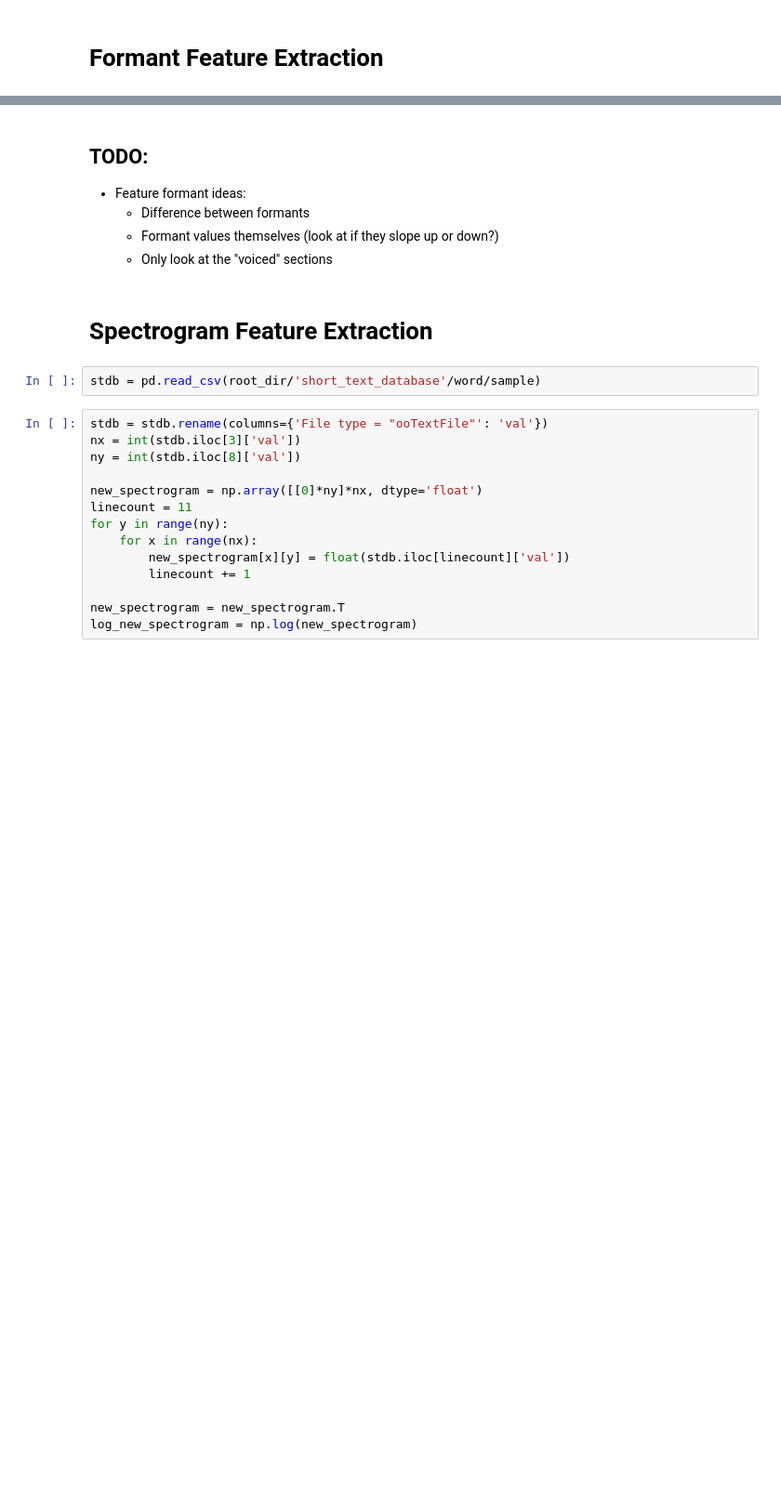
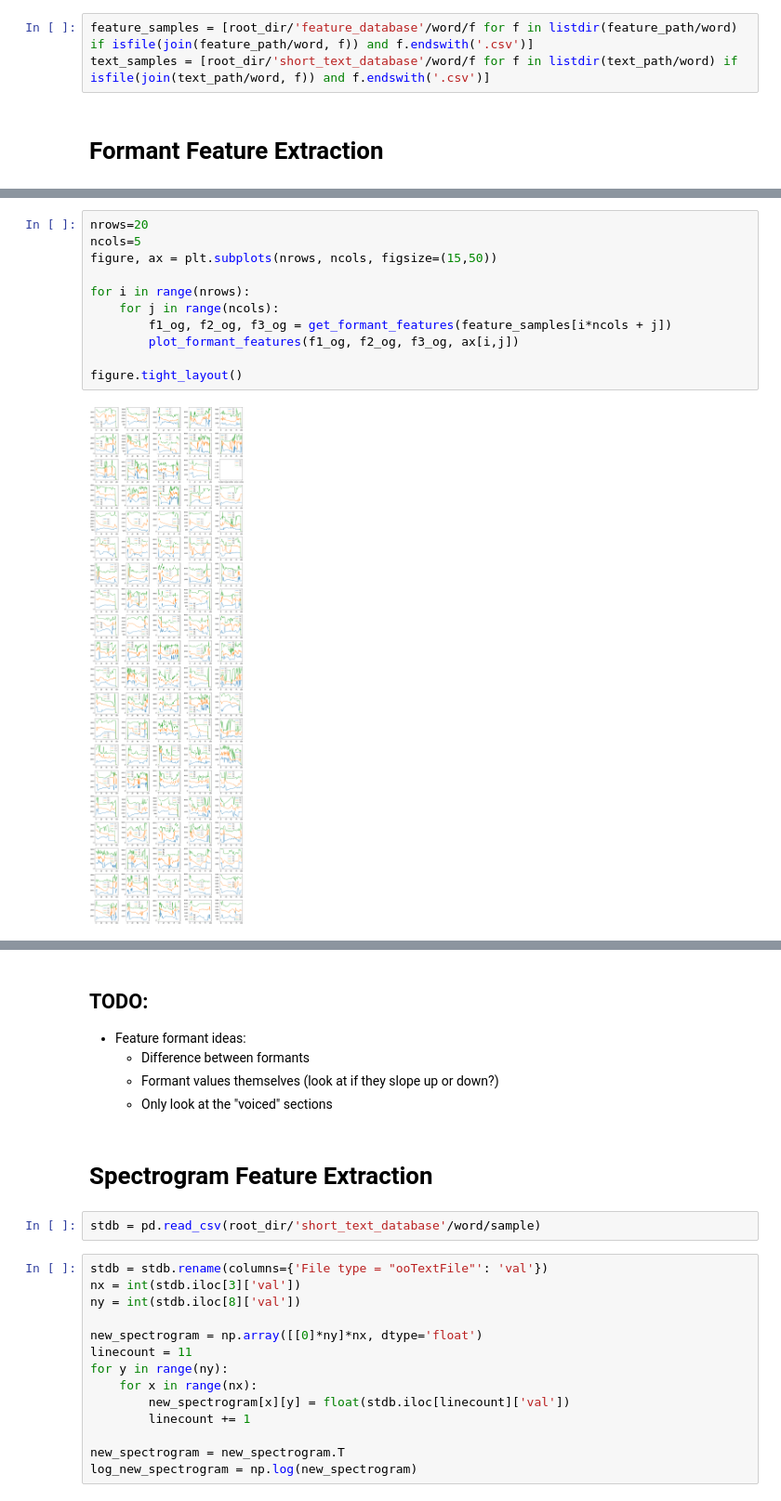
Before and after one commit to Calculasians/Praat, a Jupyter notebook: KeywordSpotting_PraatEndeavour.ipynb, the cells around one changed output, grey strips where cells are left out. Shown at 93% size. Saved outputs shown, nothing was run; the diff lists cells and outputs as text; blank space fills up the shorter version.

```diff
--- a/KeywordSpotting_PraatEndeavour.ipynb
+++ b/KeywordSpotting_PraatEndeavour.ipynb
@@ -14,2 +18,5 @@ sample = '0ba018fc_nohash_1.csv'
+# %%
+feature_samples = [root_dir/'feature_database'/word/f for f in listdir(feature_path/word) if isfile(join(feature_path/word, f)) and f.endswith('.csv')]
+text_samples = [root_dir/'short_text_database'/word/f for f in listdir(text_path/word) if isfile(join(text_path/word, f)) and f.endswith('.csv')]
 # %% [markdown]
 # Formant Feature Extraction
@@ -33,0 +48,13 @@ plt.show()
+# %%
+nrows=20
+ncols=5
+figure, ax = plt.subplots(nrows, ncols, figsize=(15,50))
+
+for i in range(nrows):
+    for j in range(ncols):
+        f1_og, f2_og, f3_og = get_formant_features(feature_samples[i*ncols + j])
+        plot_formant_features(f1_og, f2_og, f3_og, ax[i,j])
+
+figure.tight_layout()
+# %% [output]
+[figure, added]
```
Also changed, not shown: parts of 16 cells of this notebook.
